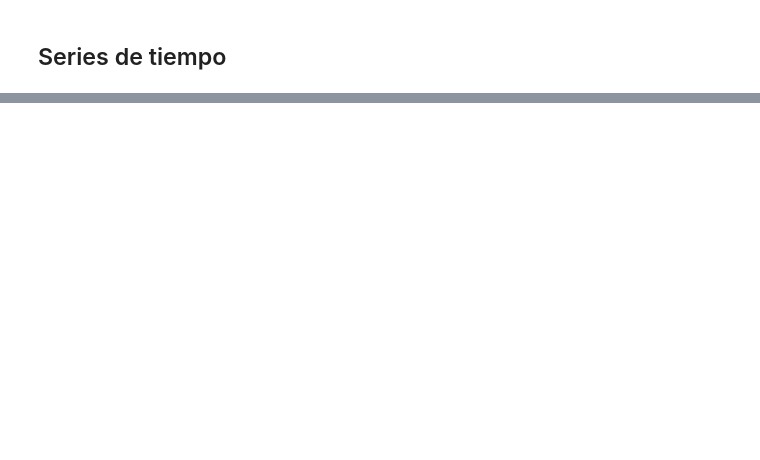
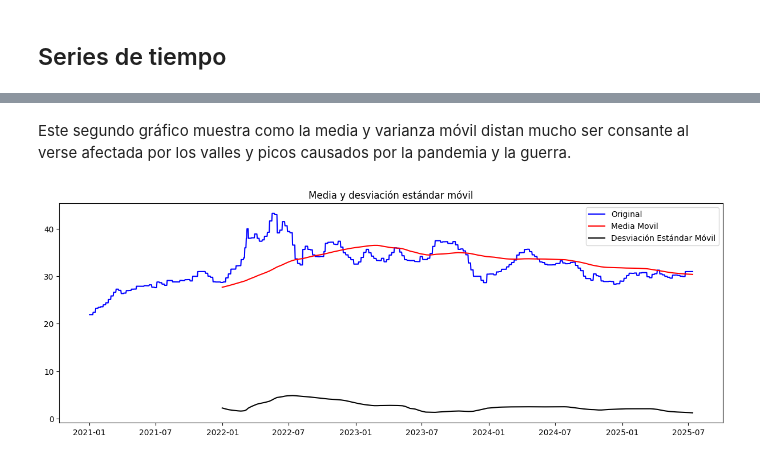
Before and after one commit to DanielRasho/DS-Lab1, a Jupyter notebook: report.ipynb, the cells around one changed output, grey strips where cells are left out. Saved outputs shown, nothing was run; the diff lists cells and outputs as text; code cells hidden in the pictures; blank space fills up the shorter version.

```diff
--- a/report.ipynb
+++ b/report.ipynb
@@ -235,0 +243,15 @@ plt.show()
+# %% [markdown]
+Este segundo gráfico muestra como la media y varianza móvil distan mucho ser consante al verse afectada por los valles y picos causados por la pandemia y la guerra.
+# %%
+# Se calcula la media móvil y la desviación estandar móvil de los últimos 12 meses.
+mediaMovil = df_final["Superior"].rolling(window=365).mean()
+deMovil = df_final["Superior"].rolling(window=365).std()
+# Se grafican los resultados.
+original = plt.plot(df_final["Superior"], color="blue", label="Original")
+media = plt.plot(mediaMovil, color='red', label = 'Media Movil')
+ds = plt.plot(deMovil,color='black', label = 'Desviación Estándar Móvil')
+plt.legend(loc = 'best')
+plt.title('Media y desviación estándar móvil')
+plt.show(block=False)
+# %% [output]
+[figure, added]
```
Also changed, not shown: parts of 135 cells of this notebook.
